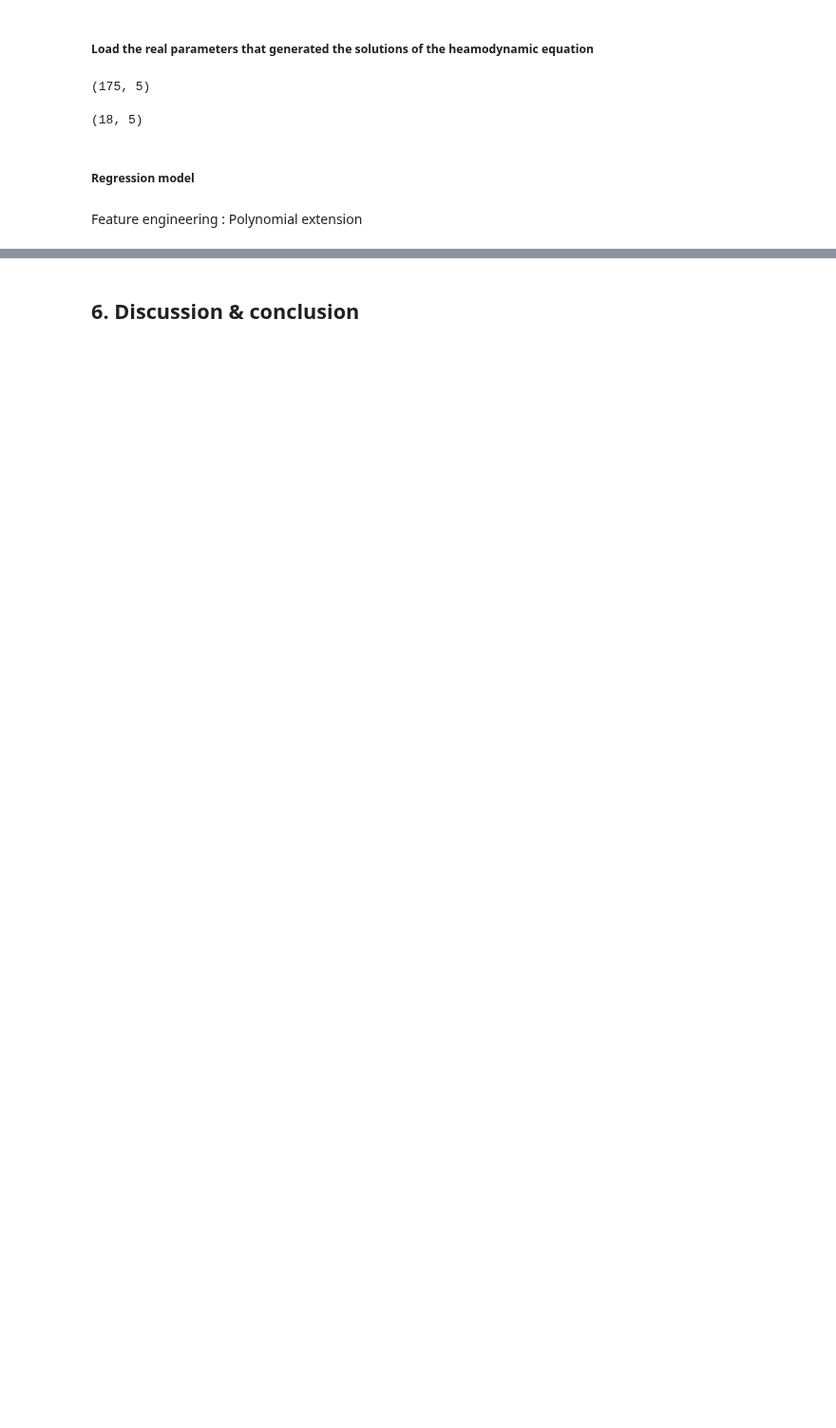
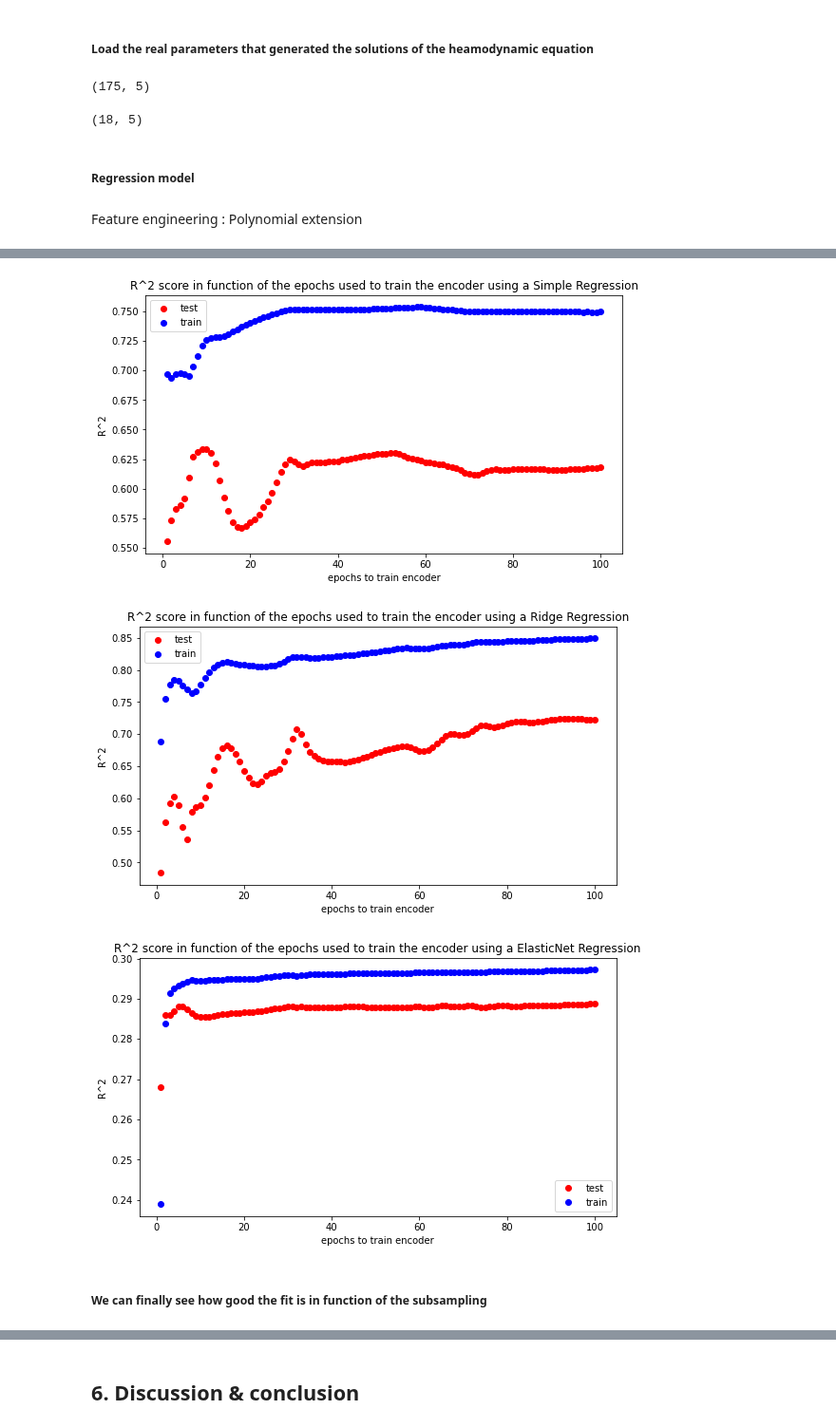
Before and after one commit to CS-433/ml-project-2-thevipers2, a Jupyter notebook: main.ipynb, the cells around one changed output, grey strips where cells are left out. Shown at 95% size. Cells and saved outputs as stored; diff of their text form; code cells hidden in the pictures; blank space fills up the shorter version.

Commit message:
physical interpretation

```diff
--- a/main.ipynb
+++ b/main.ipynb
@@ -656,0 +649,6 @@ The test score is:  0.28919528557432805
+# %%
+epochs_ =100
+
+test_scores, test_scores_ridge, test_scores_elasticNet, train_scores, train_scores_ridge, train_scores_elasticNet = physical_params_pipeline(dataset_name= 'data/pickle/middle_small/processed_middle_small_0.1_0.25',
+                                                                                            params_name= "Data/params_middle_small.csv.bz2", epochs=epochs_, degree=3,
+                                                                                            alpha_=1, seed=seed)
@@ -656,0 +673,10 @@ The test score is:  0.28919528557432805
+# %%
+plot_regression_epochs(epochs_, test_scores, train_scores, method_name='Simple Regression')
+plot_regression_epochs(epochs_, test_scores_ridge, train_scores_ridge, method_name='Ridge Regression')
+plot_regression_epochs(epochs_, test_scores_elasticNet, train_scores_elasticNet, method_name='ElasticNet Regression')
+# %% [output]
+[figure, added]
+[figure, added]
+[figure, added]
+# %% [markdown]
+##### We can finally see how good the fit is in function of the subsampling
```
Also changed, not shown: parts of 12 cells of this notebook, 1 other file.
